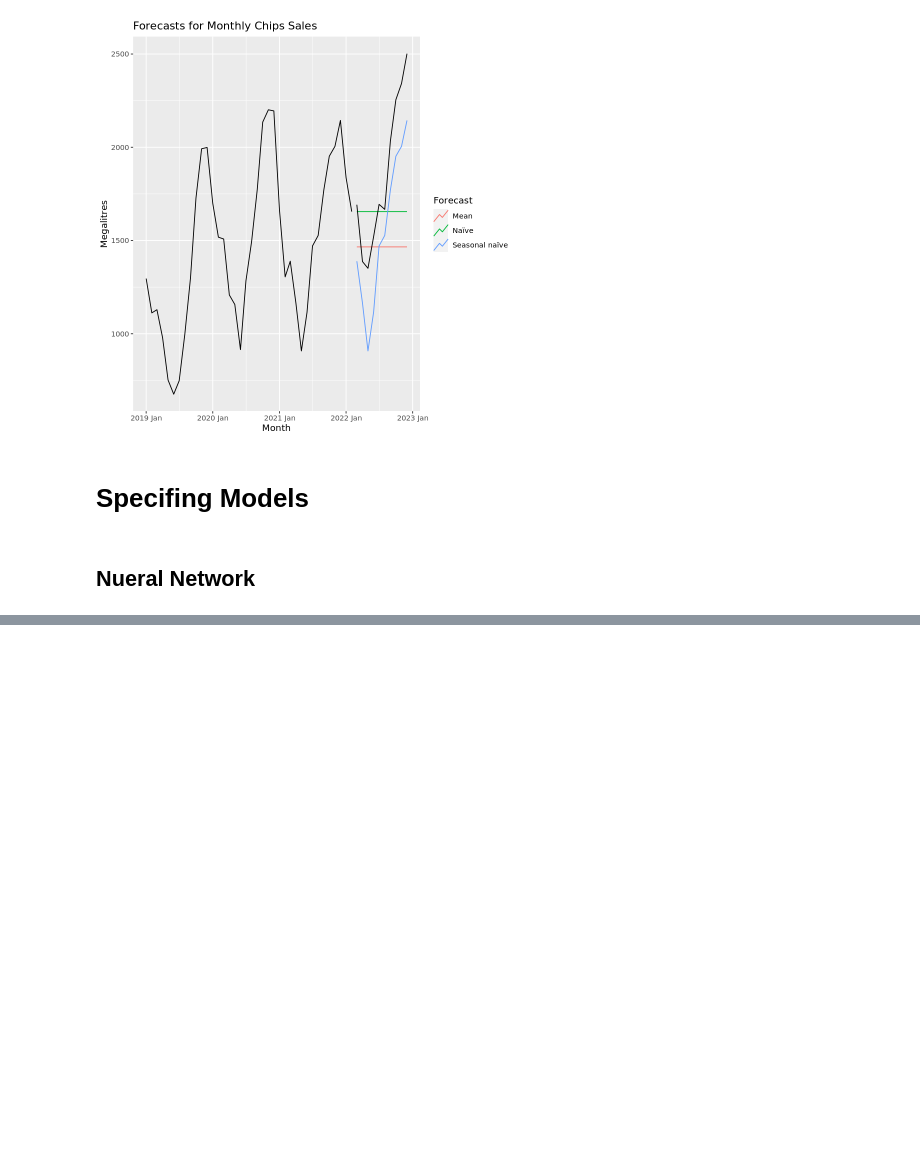
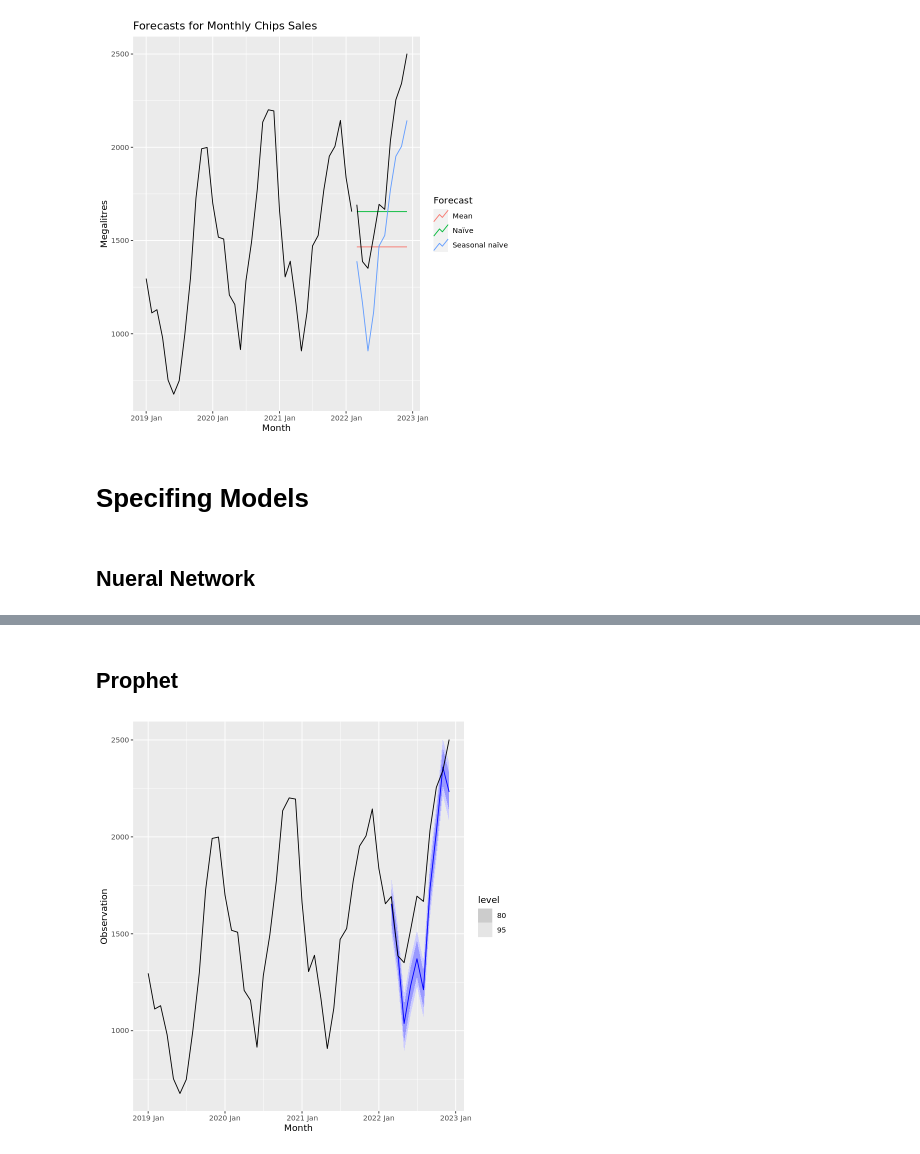
Before and after one commit to Ibrahim-Khayat/-IE499, a Jupyter notebook: index.ipynb, the cells around one changed output, grey strips where cells are left out. Cells and saved outputs as stored; diff of their text form; code cells hidden in the pictures; blank space fills up the shorter version.

```diff
--- a/index.ipynb
+++ b/index.ipynb
@@ -330,0 +306,12 @@ Plot variable not specified, automatically selected `.vars = Observation`
+# %% [markdown]
+## Prophet
+# %%
+library(fable.prophet)
+
+fit <- Chips_train |>
+  model(
+    prophet = prophet(Observation ~ season(period = 6, order = 10, type = "additive"
+                                    ))
+  )
+# %% [output]
+[figure, added]
```
Also changed, not shown: parts of 11 cells of this notebook.
